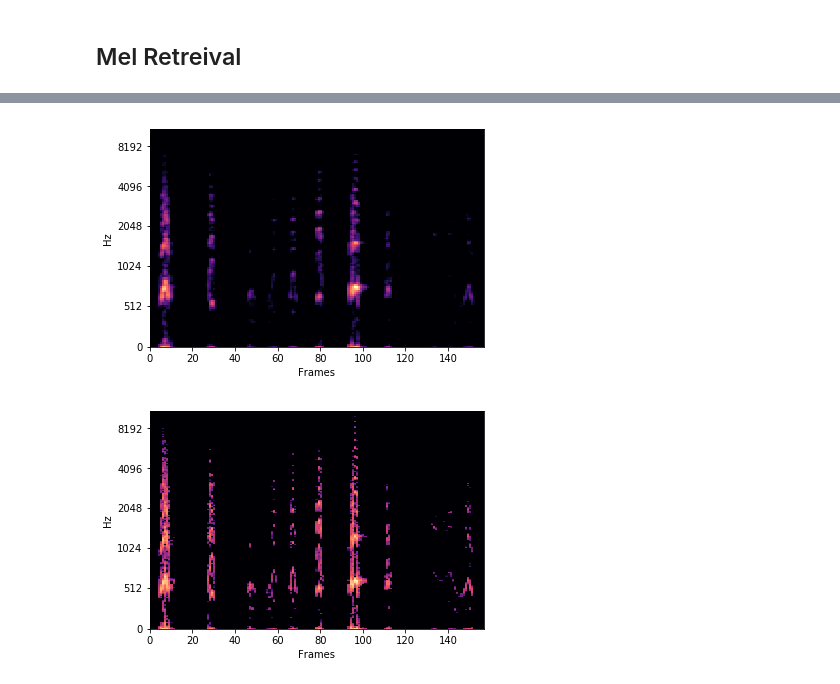
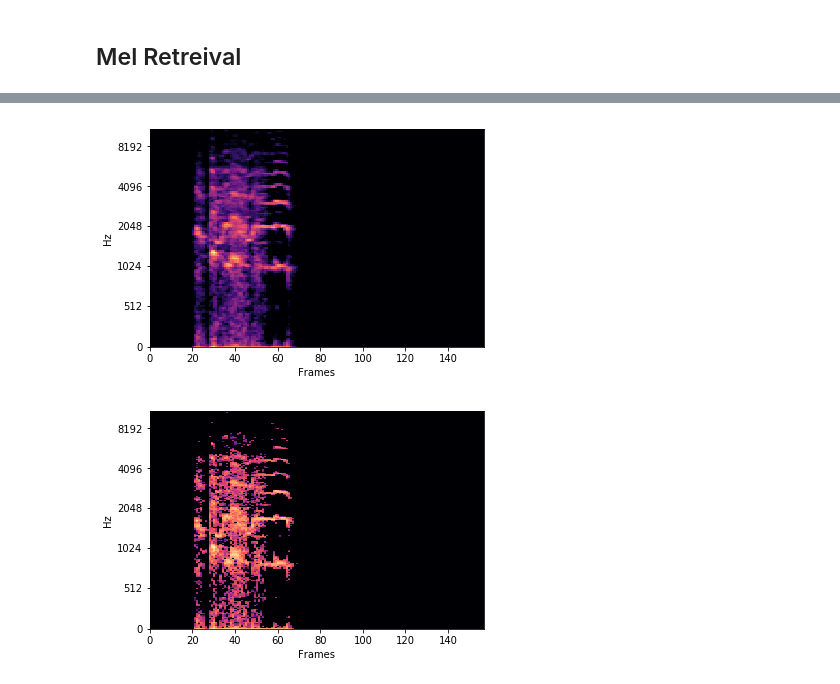
Before and after one commit to DeanPFZ/deep-audio-public, a Jupyter notebook: src/Peripheral Analyzer.ipynb, the cells around one changed output, grey strips where cells are left out. Drawn from its saved outputs; the diff is of its cells as text; code cells hidden in the pictures.

```diff
--- a/src/Peripheral Analyzer.ipynb
+++ b/src/Peripheral Analyzer.ipynb
@@ -384,33 +404,3 @@ for i in range(0, len(y1)):
 # %% [markdown]
 # Full Dataset
 Now we get these representations for the whole dataset
-# %%
-dataset['spec'] = pd.np.empty((len(dataset.index), 0)).tolist()
-dataset['gamma'] = pd.np.empty((len(dataset.index), 0)).tolist()
-# %%
-start_t = time.time()
-for j in range(0,len(dataset)):
-    # Load audio with downsample to 16000
-    yy, sr = libr.core.load('../ESC-50/audio/' + dataset.iloc[j]['filename'], sr=16000, mono=True)
-    # Split on silence
-    y = [yy[i[0]:i[1]] for i in libr.effects.split(yy, frame_length=512, hop_length=256, top_db=30)]
-    for i in range(0, len(y)):
-        # Half-wave rectify
-        y[i] = y[i].clip(min=0)
-        # Normalize signal
-        y[i] /= np.max(y[i], axis=0)
-        # Add axis for spectral analysis
-        y[i] = y[i][np.newaxis, :]
-#         # Spec eval
-#         model = spec_model(input_shape=y[i].shape, decibel_gram=True)
-#         check_model(model)
-#         dataset.iloc[j]['spec'].append(evaluate_model(model, y[i]))
-#         # Mel eval
-#         mel_model = mel_spec_model(y0[i].shape, n_mels, True, True, sr)
-#         check_model(mel_model)
-#         dataset.iloc[j]['mel'].append(evaluate_model(mel_model, y[i]))
-        # Gammatone
-        gtg = gtgram.gtgram(y[i][0], sr, 0.01, 0.005, 2048, 20)
-        Z = np.flipud(20 * np.log10(gtg))
-        dataset.iloc[j]['gamma'].append(Z)
-end_t = time.time()
@@ -450,12 +432,12 @@ Epoch 1/1
 # %%
-random_doc = 40
+random_doc = 256
 
 mel_spec = libr.feature.melspectrogram(y[random_doc][0])
 ldis.specshow(libr.amplitude_to_db(mel_spec, ref=np.max), x_axis='frames', y_axis='mel')
 plt.show()
 mel_y = evaluate_model(mel_model, y)
 ldis.specshow(libr.amplitude_to_db(mel_y[random_doc], ref=np.max), x_axis='frames', y_axis='mel')
 plt.show()
 # %% [output]
-[figure, old version]
+[figure, new version]
-[figure, old version]
+[figure, new version]
```
Also changed, not shown: parts of 40 cells of this notebook.
